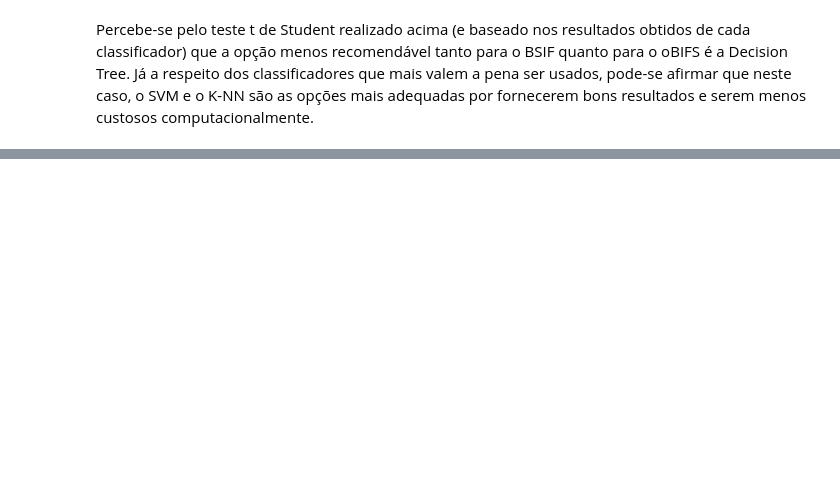
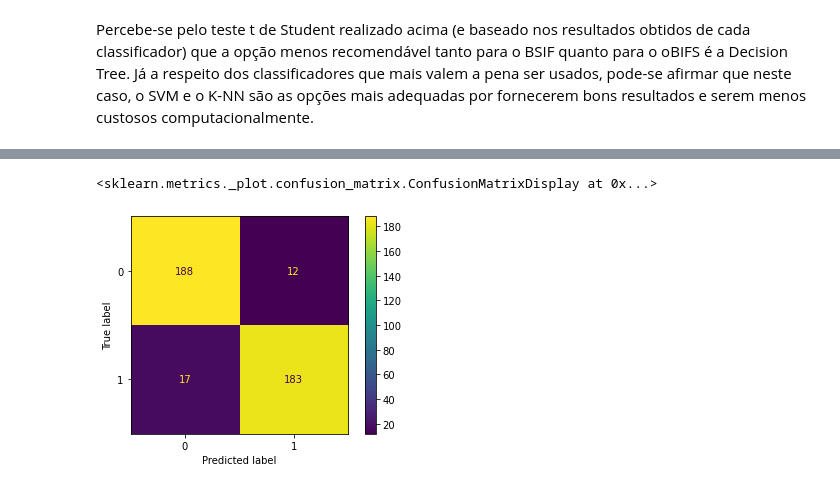
Before and after one commit to JessePires/Gender_Speech_Classification, a Jupyter notebook: gender_projetoFinalIA.ipynb, the cells around one changed output, grey strips where cells are left out. Cells and saved outputs as stored; diff of their text form; code cells hidden in the pictures; blank space fills up the shorter version.

```diff
--- a/gender_projetoFinalIA.ipynb
+++ b/gender_projetoFinalIA.ipynb
@@ -192,6 +209,6 @@ Resultados: 0.95 +- 0.02, min: 0.91, max: 0.98
 # %% [markdown]
 # Usando K-NN com os dados extraídos com o BSIF
 # %%
-knn_bsif = do_cv_knn(X_bsif_ss, y_bsif, 10, 5, params={'n_neighbors' : range(1,30,2)}, n_jobs=-1)
+knn_bsif, confusion_matrix_list_knn_bsif = do_cv_knn(X_bsif_ss, y_bsif, 10, 5, params={'n_neighbors' : range(1,30,2)}, n_jobs=-1)
 imprimir_estatisticas(knn_bsif)
 # %% [output]
@@ -292,0 +354,6 @@ Percebe-se pelo teste t de Student realizado acima (e baseado nos resultados obt
+# %%
+display = ConfusionMatrixDisplay(confusion_matrix=sum_confusion_matrix(confusion_matrix_list_knn_bsif))
+display.plot()
+# %% [output]
+<sklearn.metrics._plot.confusion_matrix.ConfusionMatrixDisplay at 0x...>
+[figure, added]
```
Also changed, not shown: parts of 16 cells of this notebook, 1 other file.
